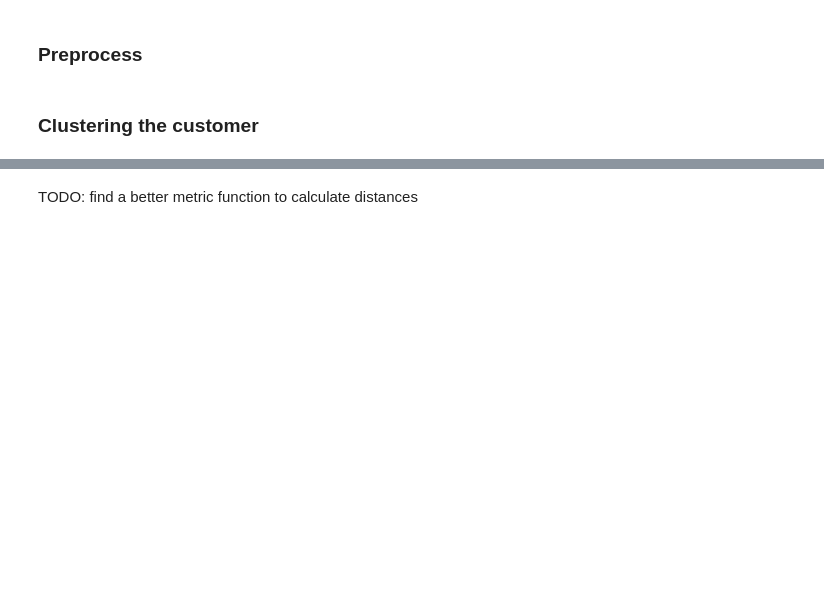
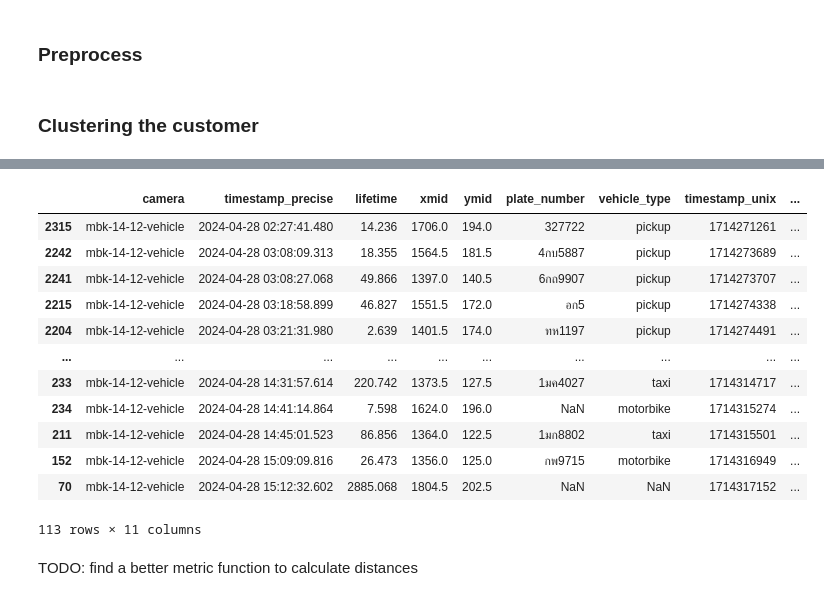
Before and after one commit to JeansAthiwat/parking-customer-count, a Jupyter notebook: 12ClusterCustomerToVehicle.ipynb, the cells around one changed output, grey strips where cells are left out. Cells and saved outputs as stored; diff of their text form; code cells hidden in the pictures; blank space fills up the shorter version.

```diff
--- a/12ClusterCustomerToVehicle.ipynb
+++ b/12ClusterCustomerToVehicle.ipynb
@@ -145,2 +106,19 @@ x:571.0, y:873.0, t:1714318278.0, cluster: -1
+# %%
+john =  Cluster.assign_cluster_to_vehicle(df_vehicle, cluster_cross)
+print(john[[*conf.VEHICLE_INTEREST_NON_SNAPSHOT_CLUSTERED]].to_string())
+# %% [output]
+|  | camera | timestamp_precise | lifetime | xmid | ymid | plate_number | vehicle_type | timestamp_unix | ... |
+| 2315 | mbk-14-12-vehicle | 2024-04-28 02:27:41.480 | 14.236 | 1706.0 | 194.0 | 327722 | pickup | 1714271261 | ... |
+| 2242 | mbk-14-12-vehicle | 2024-04-28 03:08:09.313 | 18.355 | 1564.5 | 181.5 | 4กบ5887 | pickup | 1714273689 | ... |
+| 2241 | mbk-14-12-vehicle | 2024-04-28 03:08:27.068 | 49.866 | 1397.0 | 140.5 | 6กถ9907 | pickup | 1714273707 | ... |
+| 2215 | mbk-14-12-vehicle | 2024-04-28 03:18:58.899 | 46.827 | 1551.5 | 172.0 | อก5 | pickup | 1714274338 | ... |
+| 2204 | mbk-14-12-vehicle | 2024-04-28 03:21:31.980 | 2.639 | 1401.5 | 174.0 | ทห1197 | pickup | 1714274491 | ... |
+| ... | ... | ... | ... | ... | ... | ... | ... | ... | ... |
+| 233 | mbk-14-12-vehicle | 2024-04-28 14:31:57.614 | 220.742 | 1373.5 | 127.5 | 1มค4027 | taxi | 1714314717 | ... |
+| 234 | mbk-14-12-vehicle | 2024-04-28 14:41:14.864 | 7.598 | 1624.0 | 196.0 | NaN | motorbike | 1714315274 | ... |
+| 211 | mbk-14-12-vehicle | 2024-04-28 14:45:01.523 | 86.856 | 1364.0 | 122.5 | 1มก8802 | taxi | 1714315501 | ... |
+| 152 | mbk-14-12-vehicle | 2024-04-28 15:09:09.816 | 26.473 | 1356.0 | 125.0 | กพ9715 | motorbike | 1714316949 | ... |
+| 70 | mbk-14-12-vehicle | 2024-04-28 15:12:32.602 | 2885.068 | 1804.5 | 202.5 | NaN | NaN | 1714317152 | ... |
+113 rows × 11 columns
 # %% [markdown]
 TODO: find a better metric function to calculate distances
```
Also changed, not shown: parts of 3 cells of this notebook, 2 other files.
